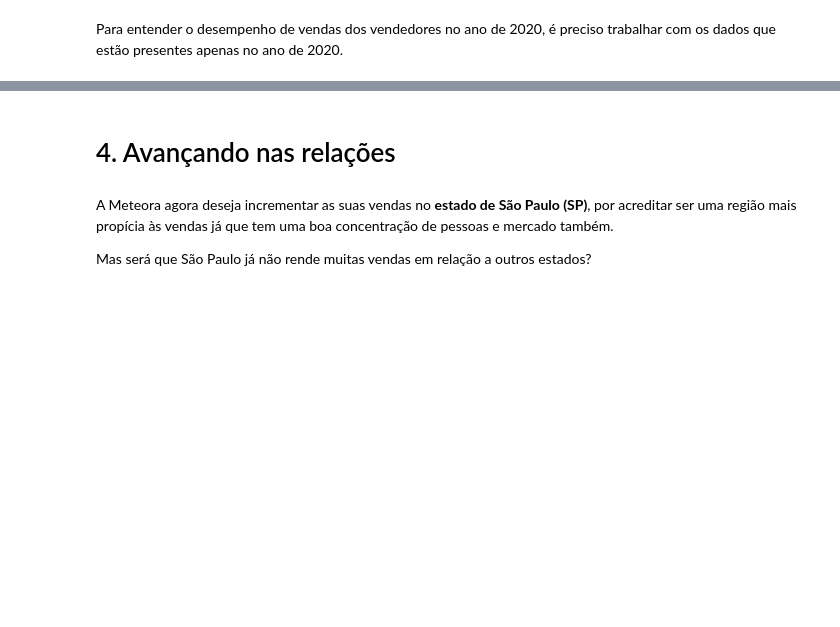
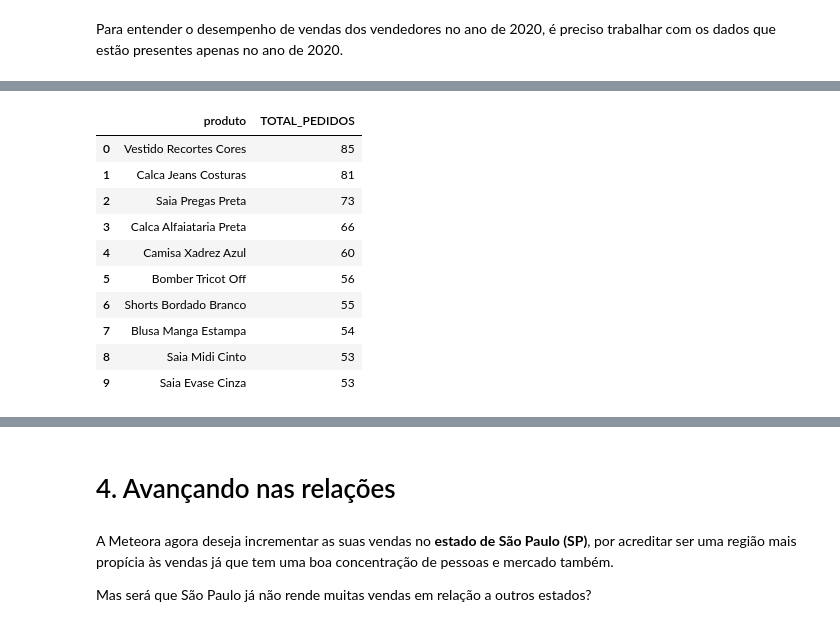
Before and after one commit to Max-Willians/projeto---meteora, a Jupyter notebook: Notebook_Meteora.ipynb, the cells around one changed output, grey strips where cells are left out. Drawn from its saved outputs; the diff is of its cells as text; code cells hidden in the pictures; blank space fills up the shorter version.

```diff
--- a/Notebook_Meteora.ipynb
+++ b/Notebook_Meteora.ipynb
@@ -278,0 +334,23 @@ Para entender o desempenho de vendas dos vendedores no ano de 2020, é preciso t
+# %%
+# 10 produtos mais vendidos durante o ano de 2019
+query = '''SELECT PRODUTOS.PRODUTO, COUNT (PEDIDOS.PEDIDO_ID) AS TOTAL_PEDIDOS
+FROM PEDIDOS, PRODUTOS
+WHERE strftime('%Y', data_compra) = '2019' AND PEDIDOS.PRODUTO_ID = PRODUTOS.PRODUTO_ID
+GROUP BY PRODUTOS.PRODUTO
+ORDER BY TOTAL_PEDIDOS DESC
+LIMIT 10;
+'''
+df_prod_2019 = sql_df(query)
+df_prod_2019
+# %% [output]
+|  | produto | TOTAL_PEDIDOS |
+| 0 | Vestido Recortes Cores | 85 |
+| 1 | Calca Jeans Costuras | 81 |
+| 2 | Saia Pregas Preta | 73 |
+| 3 | Calca Alfaiataria Preta | 66 |
+| 4 | Camisa Xadrez Azul | 60 |
+| 5 | Bomber Tricot Off | 56 |
+| 6 | Shorts Bordado Branco | 55 |
+| 7 | Blusa Manga Estampa | 54 |
+| 8 | Saia Midi Cinto | 53 |
+| 9 | Saia Evase Cinza | 53 |
```
Also changed, not shown: parts of 8 cells of this notebook.
